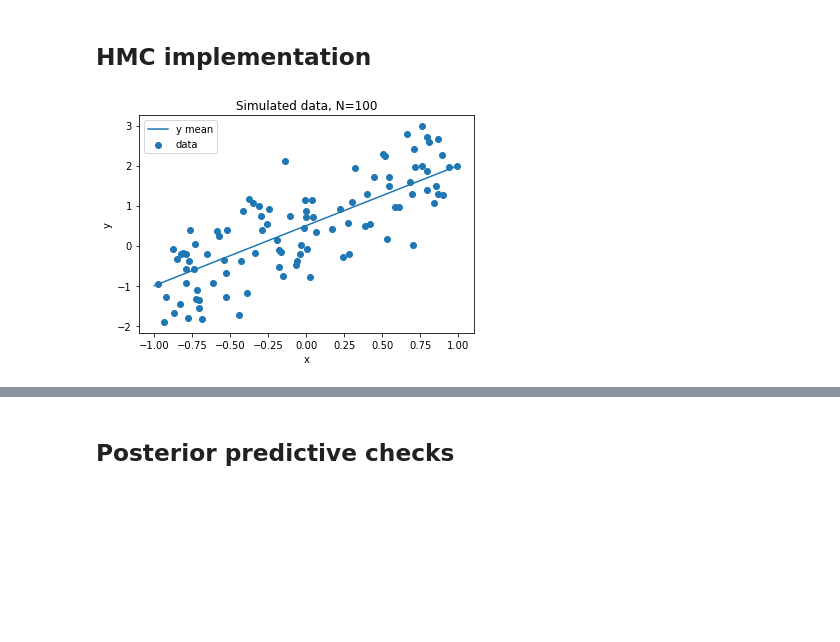
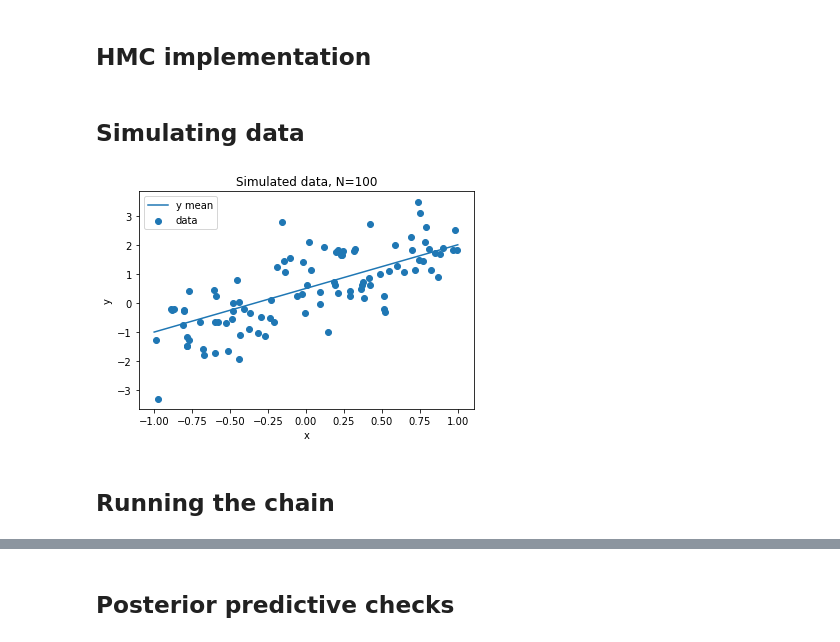
Before and after one commit to quynhhgoogoo/mcmc-project, a Jupyter notebook: notebooks/hmc/hmc_linear_regression.ipynb, the cells around one changed output, grey strips where cells are left out. Cells and saved outputs as stored; diff of their text form; code cells hidden in the pictures; blank space fills up the shorter version.

```diff
--- a/notebooks/hmc/hmc_linear_regression.ipynb
+++ b/notebooks/hmc/hmc_linear_regression.ipynb
@@ -203,6 +207,8 @@ def create_p_tau(X, y, alpha_0, beta_0, N):
         return np.random.gamma(alpha, 1 / beta)
 
     return p_tau
+# %% [markdown]
+## Simulating data
 # %%
 class Simulator:
 
@@ -237,28 +243,30 @@ class Simulator:
 # %%
 # True weight(s)
 w = np.array([1.5, -1.0, 0.7])
 
 # Input dimensionality
 d = w.size
 
 # True intercept
 b = 0.5
 
 # True standard deviation
-sigma = 0.1
+sigma = 0.5
 
 # Number of data points
 N = 100
 
 # Defines range of inputs x
 design_range = (-1.0, 1.0)
 
 # Simulate
 simulator = Simulator(w, b, sigma, N, design_range)
 simulator.run()
 simulator.plot()
 # %% [output]
-[figure, old version]
+[figure, new version]
+# %% [markdown]
+## Running the chain
 # %%
 # Define priors
 sigma_0 = 1000
```
Also changed, not shown: parts of 17 cells of this notebook.
